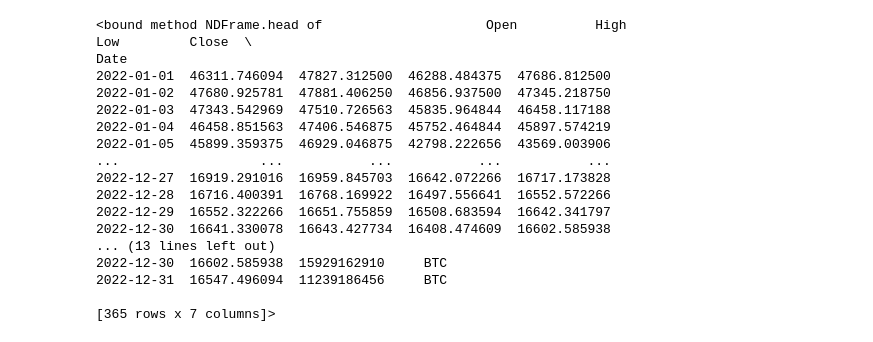
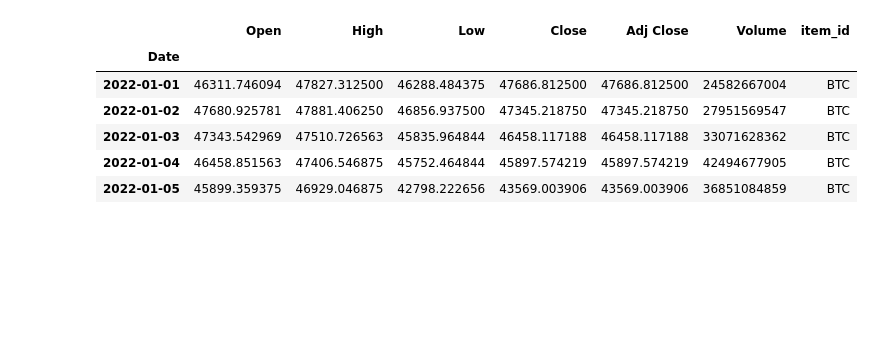
Before and after one commit to whorseman/Assignment2, a Jupyter notebook: learningportfolio_Gluonts.ipynb, the cells around one changed output. Cells and saved outputs as stored; diff of their text form; code cells hidden in the pictures; blank space fills up the shorter version.

```diff
--- a/learningportfolio_Gluonts.ipynb
+++ b/learningportfolio_Gluonts.ipynb
@@ -50,21 +18,11 @@ data.rename(columns={'Date': 'timestamp'})
 # %%
-data.head
+data.head()
 # %% [output]
-<bound method NDFrame.head of                     Open          High           Low         Close  \
-Date
-2022-01-01  46311.746094  47827.312500  46288.484375  47686.812500
-2022-01-02  47680.925781  47881.406250  46856.937500  47345.218750
-2022-01-03  47343.542969  47510.726563  45835.964844  46458.117188
-2022-01-04  46458.851563  47406.546875  45752.464844  45897.574219
-2022-01-05  45899.359375  46929.046875  42798.222656  43569.003906
-...                  ...           ...           ...           ...
-2022-12-27  16919.291016  16959.845703  16642.072266  16717.173828
-2022-12-28  16716.400391  16768.169922  16497.556641  16552.572266
-2022-12-29  16552.322266  16651.755859  16508.683594  16642.341797
-2022-12-30  16641.330078  16643.427734  16408.474609  16602.585938
-... (13 lines left out)
-2022-12-30  16602.585938  15929162910     BTC
-2022-12-31  16547.496094  11239186456     BTC
-
-[365 rows x 7 columns]>
+|  | Open | High | Low | Close | Adj Close | Volume | item_id |
+| Date |  |  |  |  |  |  |  |
+| 2022-01-01 | 46311.746094 | 47827.312500 | 46288.484375 | 47686.812500 | 47686.812500 | 24582667004 | BTC |
+| 2022-01-02 | 47680.925781 | 47881.406250 | 46856.937500 | 47345.218750 | 47345.218750 | 27951569547 | BTC |
+| 2022-01-03 | 47343.542969 | 47510.726563 | 45835.964844 | 46458.117188 | 46458.117188 | 33071628362 | BTC |
+| 2022-01-04 | 46458.851563 | 47406.546875 | 45752.464844 | 45897.574219 | 45897.574219 | 42494677905 | BTC |
+| 2022-01-05 | 45899.359375 | 46929.046875 | 42798.222656 | 43569.003906 | 43569.003906 | 36851084859 | BTC |
 # %%
```
Also changed, not shown: parts of 21 cells of this notebook.
